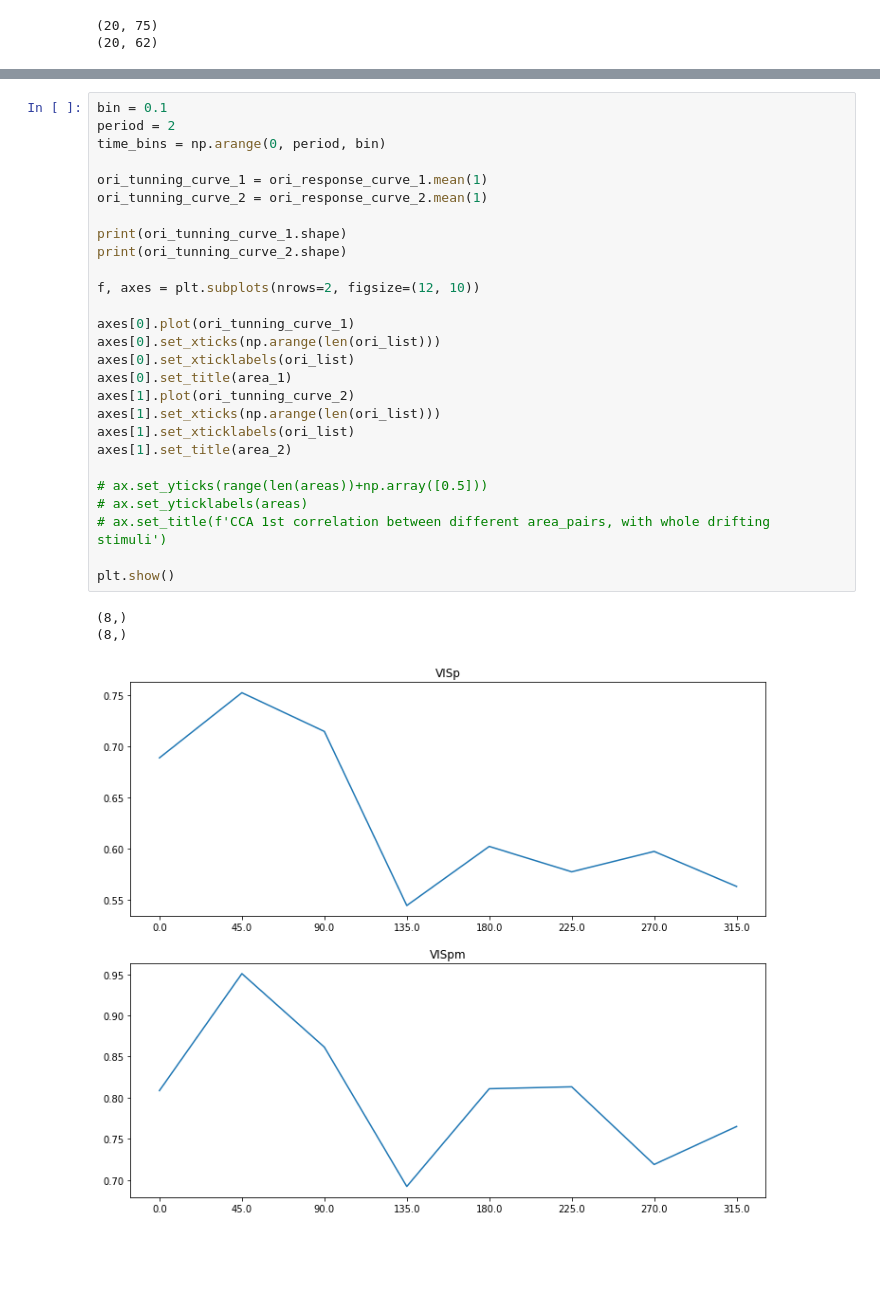
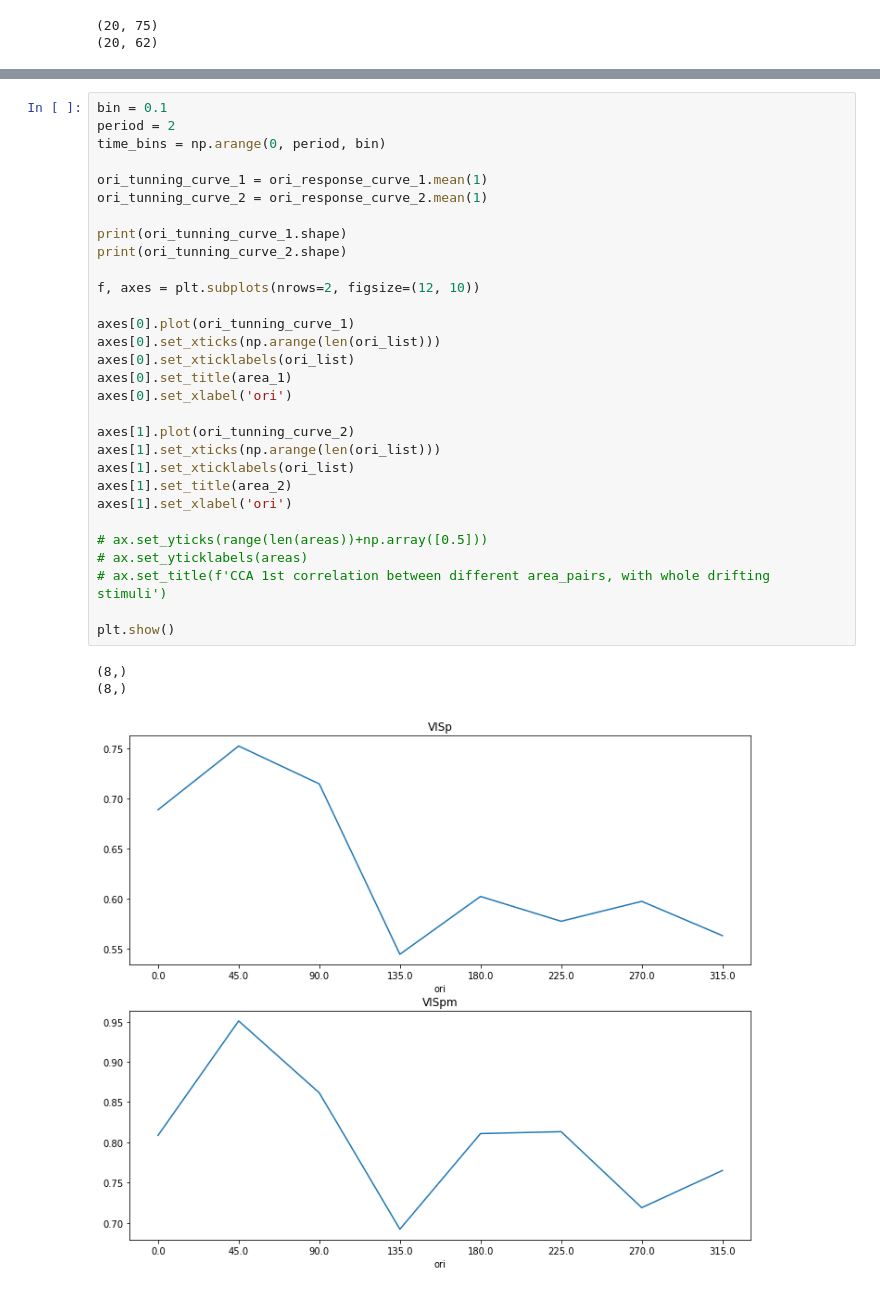
Before and after one commit to Jp-17/Coding_learning, a Jupyter notebook: Project_explore/Information_flow_across_areas/IFCA_dynamics_part1.ipynb, the cells around one changed output, grey strips where cells are left out. Cells and saved outputs as stored; diff of their text form; blank space fills up the shorter version.

```diff
--- a/Project_explore/Information_flow_across_areas/IFCA_dynamics_part1.ipynb
+++ b/Project_explore/Information_flow_across_areas/IFCA_dynamics_part1.ipynb
@@ -127,34 +129,37 @@ plt.show()
 # %%
 bin = 0.1
 period = 2
 time_bins = np.arange(0, period, bin)
 
 ori_tunning_curve_1 = ori_response_curve_1.mean(1)
 ori_tunning_curve_2 = ori_response_curve_2.mean(1)
 
 print(ori_tunning_curve_1.shape)
 print(ori_tunning_curve_2.shape)
 
 f, axes = plt.subplots(nrows=2, figsize=(12, 10))
 
 axes[0].plot(ori_tunning_curve_1)
 axes[0].set_xticks(np.arange(len(ori_list)))
 axes[0].set_xticklabels(ori_list)
 axes[0].set_title(area_1)
+axes[0].set_xlabel('ori')
+
 axes[1].plot(ori_tunning_curve_2)
 axes[1].set_xticks(np.arange(len(ori_list)))
 axes[1].set_xticklabels(ori_list)
 axes[1].set_title(area_2)
+axes[1].set_xlabel('ori')
 
 # ax.set_yticks(range(len(areas))+np.array([0.5]))
 # ax.set_yticklabels(areas)
 # ax.set_title(f'CCA 1st correlation between different area_pairs, with whole drifting stimuli')
 
 plt.show()
 # %% [output]
 (8,)
 (8,)
-[figure, old version]
+[figure, new version]
 # %%
 def corr_area_pairs(X_a, X_b, n_components=3):
     """corr_area_pairs cca between two areas' design matrix, X_a and X_b
```
Also changed, not shown: parts of 9 cells of this notebook.
